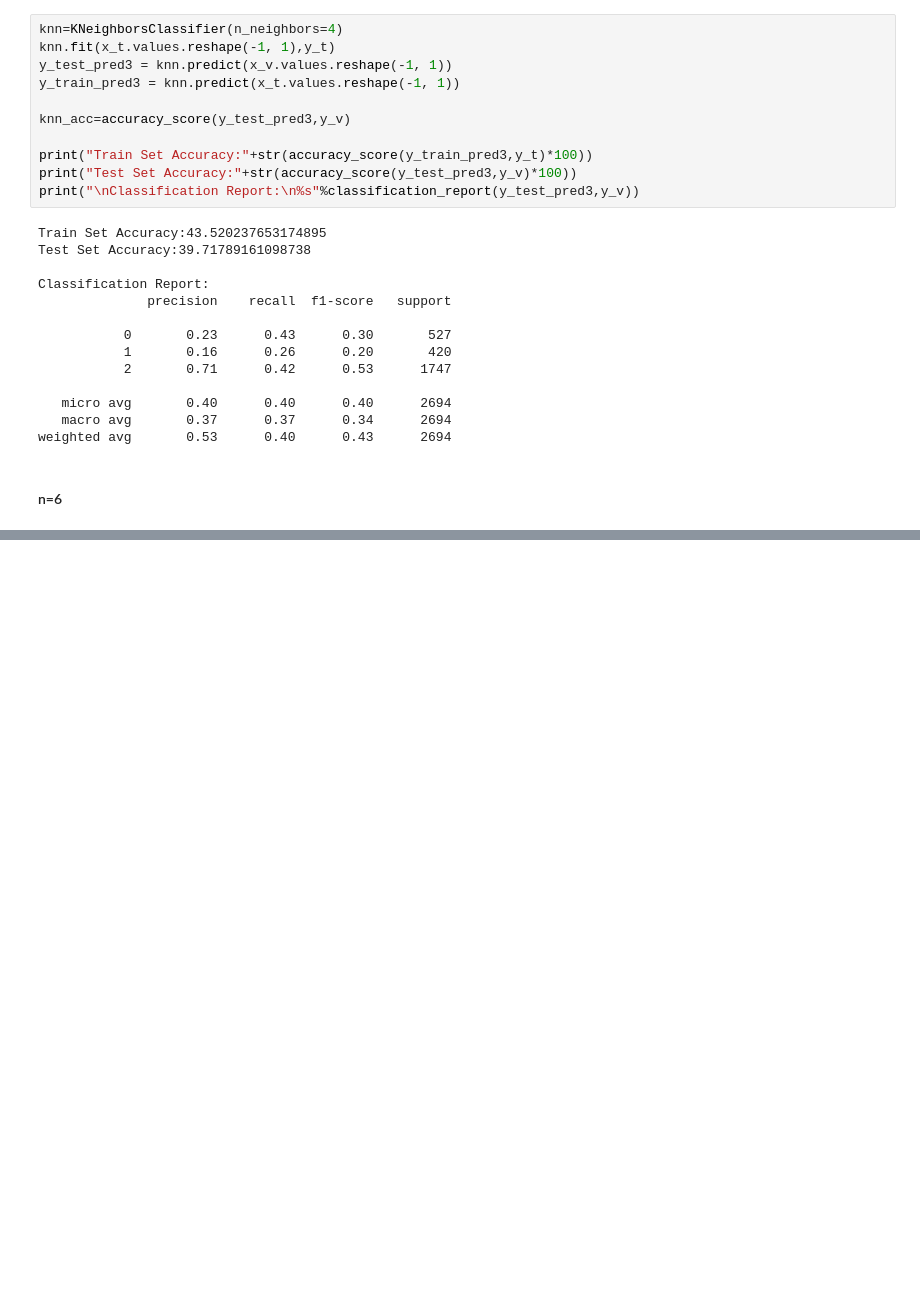
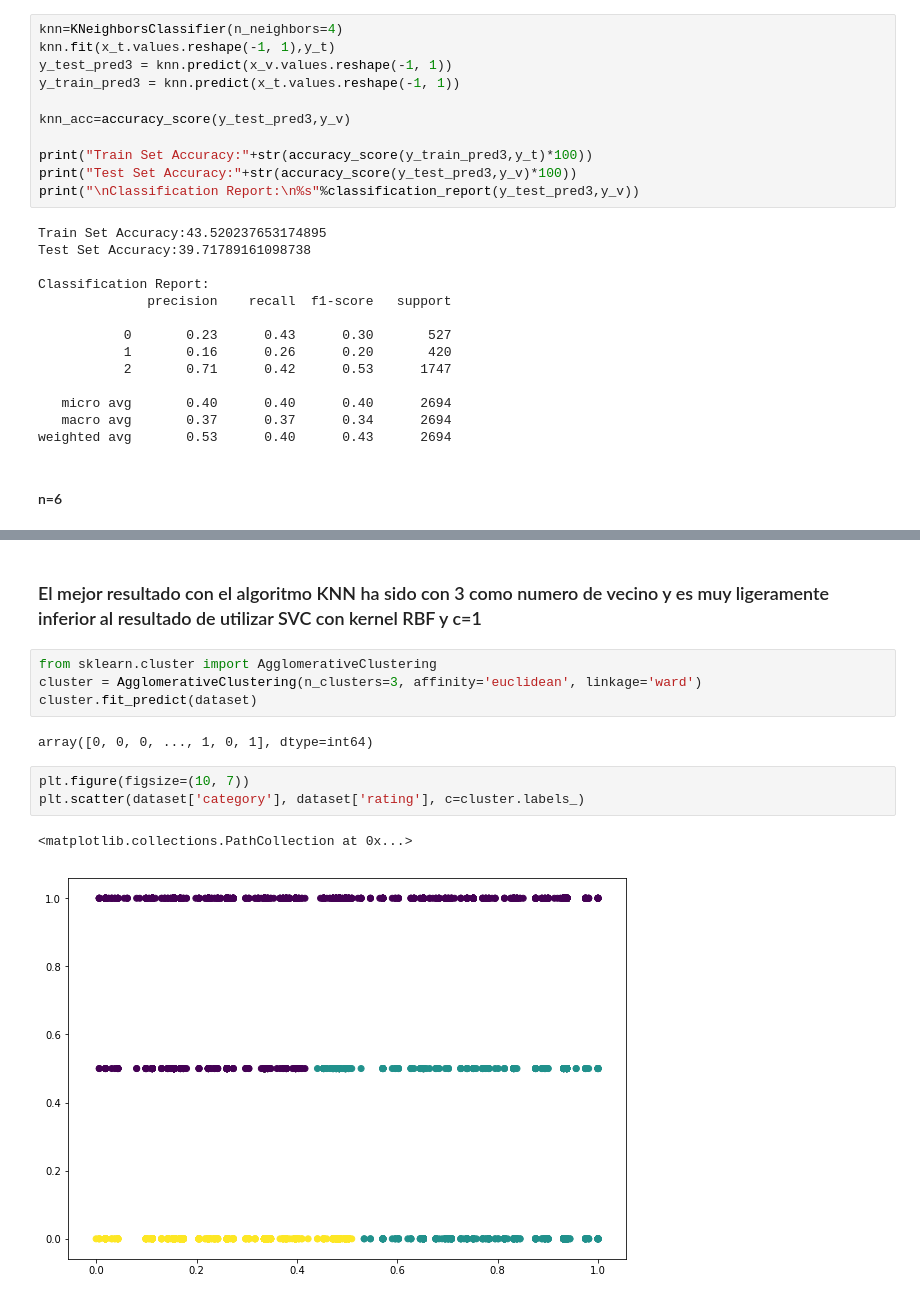
Before and after one commit to AdriaOrozco/CasKaggle, a Jupyter notebook: notebooks/develop/EbayNotebook.ipynb, the cells around one changed output, grey strips where cells are left out. Drawn from its saved outputs; the diff is of its cells as text; blank space fills up the shorter version.

```diff
--- a/notebooks/develop/EbayNotebook.ipynb
+++ b/notebooks/develop/EbayNotebook.ipynb
@@ -988,0 +1041,14 @@ weighted avg       0.53      0.40      0.43      2694
+# %% [markdown]
+### El mejor resultado con el algoritmo KNN ha sido con 3 como numero de vecino y es muy ligeramente inferior al resultado de utilizar SVC con kernel RBF y c=1
+# %%
+from sklearn.cluster import AgglomerativeClustering
+cluster = AgglomerativeClustering(n_clusters=3, affinity='euclidean', linkage='ward')
+cluster.fit_predict(dataset)
+# %% [output]
+array([0, 0, 0, ..., 1, 0, 1], dtype=int64)
+# %%
+plt.figure(figsize=(10, 7))
+plt.scatter(dataset['category'], dataset['rating'], c=cluster.labels_)
+# %% [output]
+<matplotlib.collections.PathCollection at 0x...>
+[figure, added]
```
Also changed, not shown: parts of 3 cells of this notebook.
